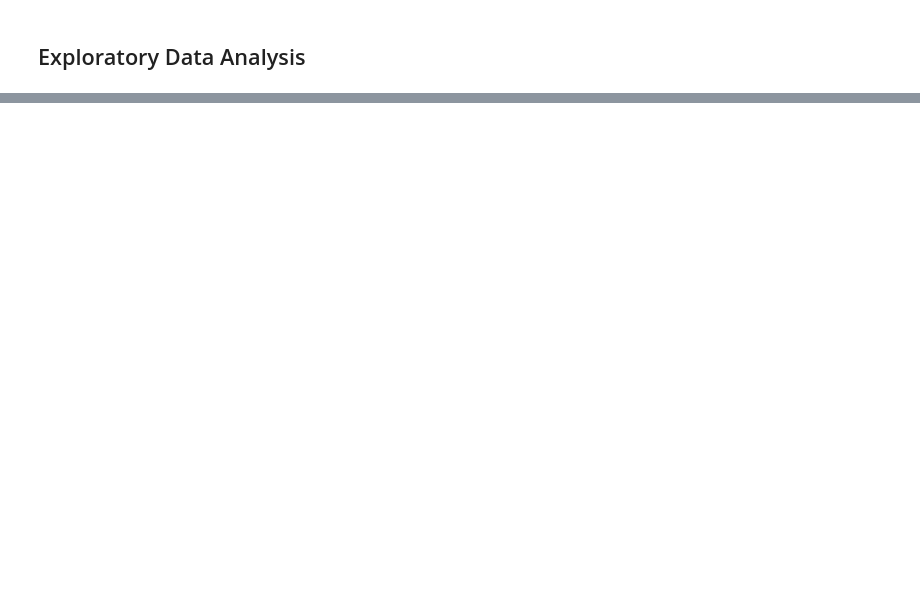
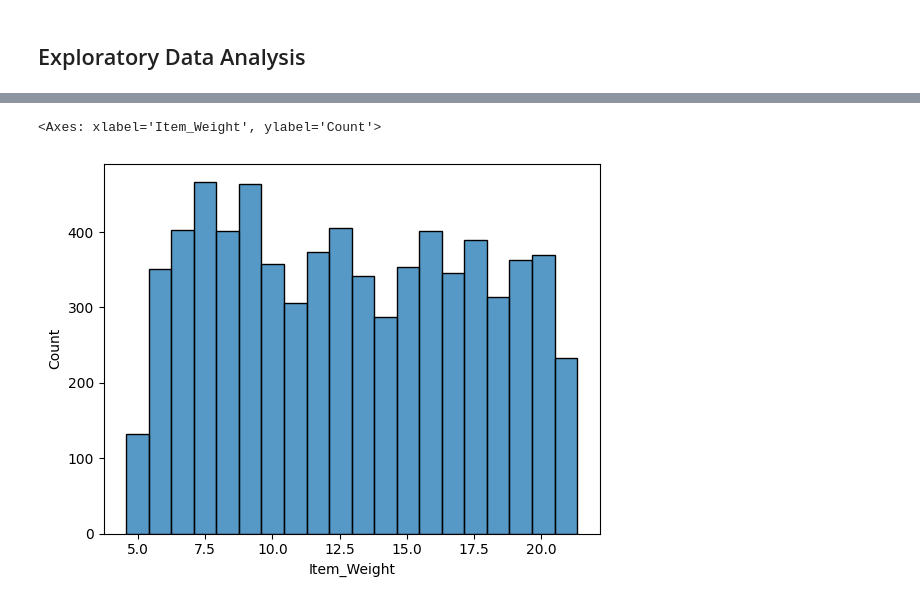
Before and after one commit to QossayShtaiwi/Prediction-of-Product-Sales, a Jupyter notebook: Prediction_of_Product_Sales.ipynb, the cells around one changed output, grey strips where cells are left out. Saved outputs shown, nothing was run; the diff lists cells and outputs as text; code cells hidden in the pictures; blank space fills up the shorter version.

```diff
--- a/Prediction_of_Product_Sales.ipynb
+++ b/Prediction_of_Product_Sales.ipynb
@@ -213,0 +239,5 @@ num_col_stats
+# %%
+sns.histplot(df['Item_Weight'])
+# %% [output]
+<Axes: xlabel='Item_Weight', ylabel='Count'>
+[figure, added]
```
Also changed, not shown: parts of 81 cells of this notebook.
